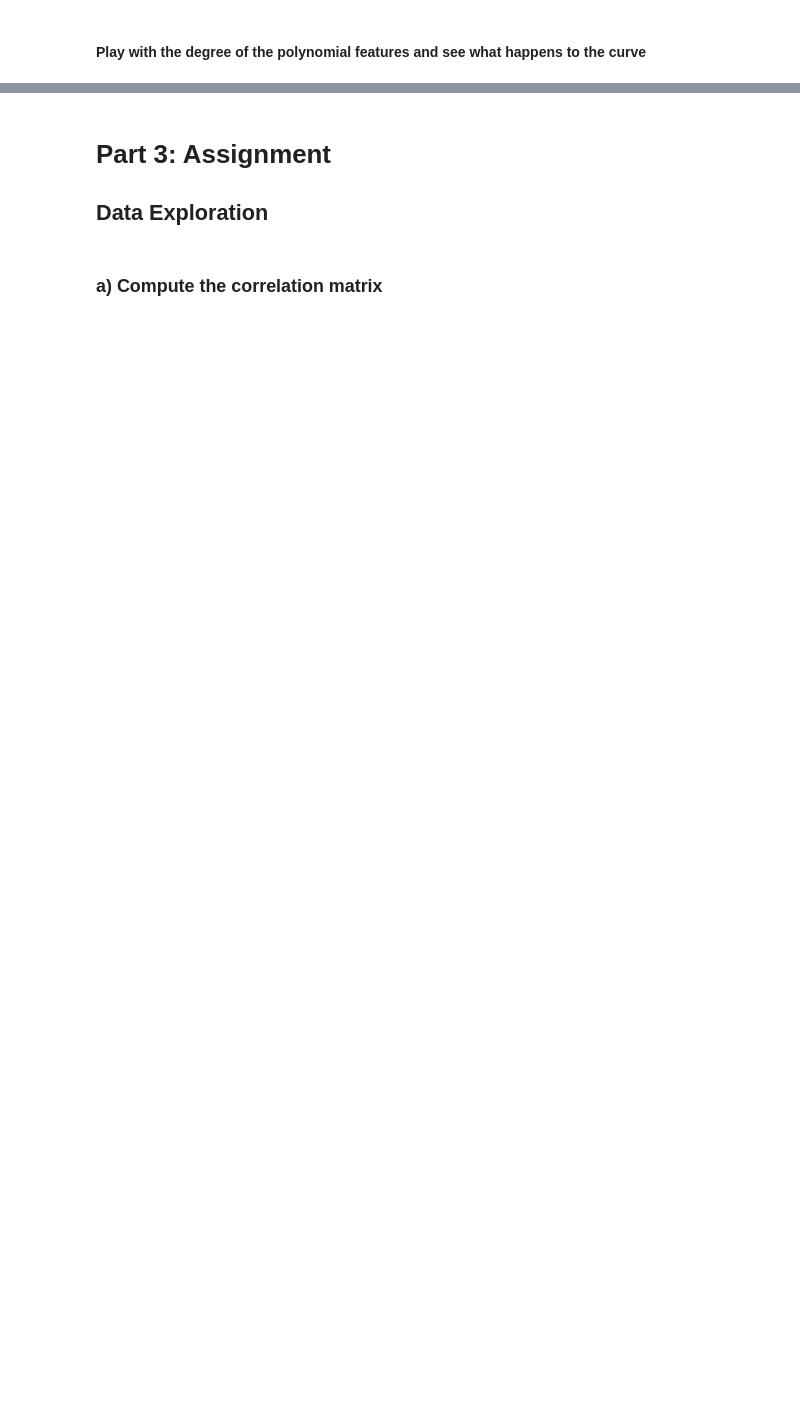
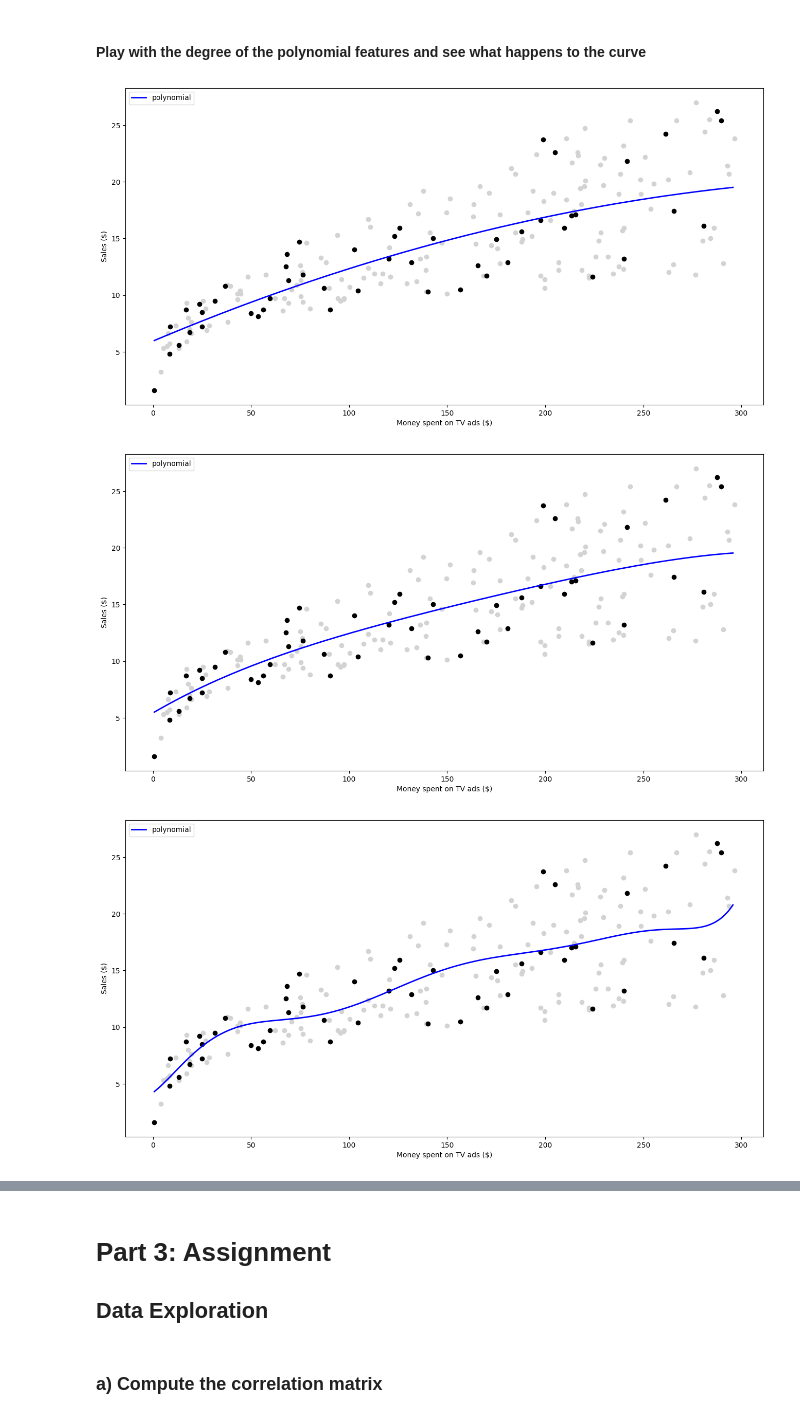
Before and after one commit to selagk/FSM_Ex, a Jupyter notebook: Ex4/SelaGK_ML_course04_practice.ipynb, the cells around one changed output, grey strips where cells are left out. Saved outputs shown, nothing was run; the diff lists cells and outputs as text; code cells hidden in the pictures; blank space fills up the shorter version.

```diff
--- a/Ex4/SelaGK_ML_course04_practice.ipynb
+++ b/Ex4/SelaGK_ML_course04_practice.ipynb
@@ -163,3 +178,11 @@ polynomial_regression_pipeline = Pipeline([
 # %% [markdown]
 ### Fit your pipeline on the poly training set and retrieve the coefficients of your LinearRegression
 Hint: you can access the regressor by calling `.named_steps['name_of_the_regressor']` on your pipeline.
+# %%
+# Fit the pipeline on the training set
+polynomial_regression_pipeline.fit(X_train_poly, y_train_poly)
+
+# Retrieve the coefficients of the LinearRegression model
+regression_coefficient = polynomial_regression_pipeline.named_steps['reg'].coef_
+
+print(regression_coefficient)
@@ -166,2 +193,23 @@ Hint: you can access the regressor by calling `.named_steps['name_of_the_regress
 # %% [markdown]
 #### Play with the degree of the polynomial features and see what happens to the size of the coefficients.
+# %%
+degrees = [2, 4, 8, 16]
+
+for degree in degrees:
+    # Define the pipeline
+    poly_reg = Pipeline([
+        ('poly', PolynomialFeatures(degree=degree)),
+        ('scale', StandardScaler()),
+        ('reg', LinearRegression())
+    ])
+
+    # Fit the pipeline on the training set
+    poly_reg.fit(X_train_poly, y_train_poly)
+
+    # Retrieve the coefficients of the LinearRegression model
+    reg_coef = poly_reg.named_steps['reg'].coef_
+
+    # Print the coefficients
+    print(f'Degree {degree} polynomial:')
+    print(reg_coef)
+    print('\n')
@@ -187,2 +258,22 @@ visualize_polynomial(polynomial_regression_pipeline)
 # %% [markdown]
 #### Play with the degree of the polynomial features and see what happens to the curve
+# %%
+degrees = [2, 4, 8, 16]
+
+for degree in degrees:
+    # Define the pipeline
+    poly_reg = Pipeline([
+        ('poly', PolynomialFeatures(degree=degree)),
+        ('scale', StandardScaler()),
+        ('reg', LinearRegression())
+    ])
+
+    # Fit the pipeline on the training set
+    poly_reg.fit(X_train_poly, y_train_poly)
+
+    # Visualize the polynomial regression
+    visualize_polynomial(poly_reg)
+# %% [output]
+[figure, added]
+[figure, added]
+[figure, added]
```
Also changed, not shown: parts of 20 cells of this notebook.
